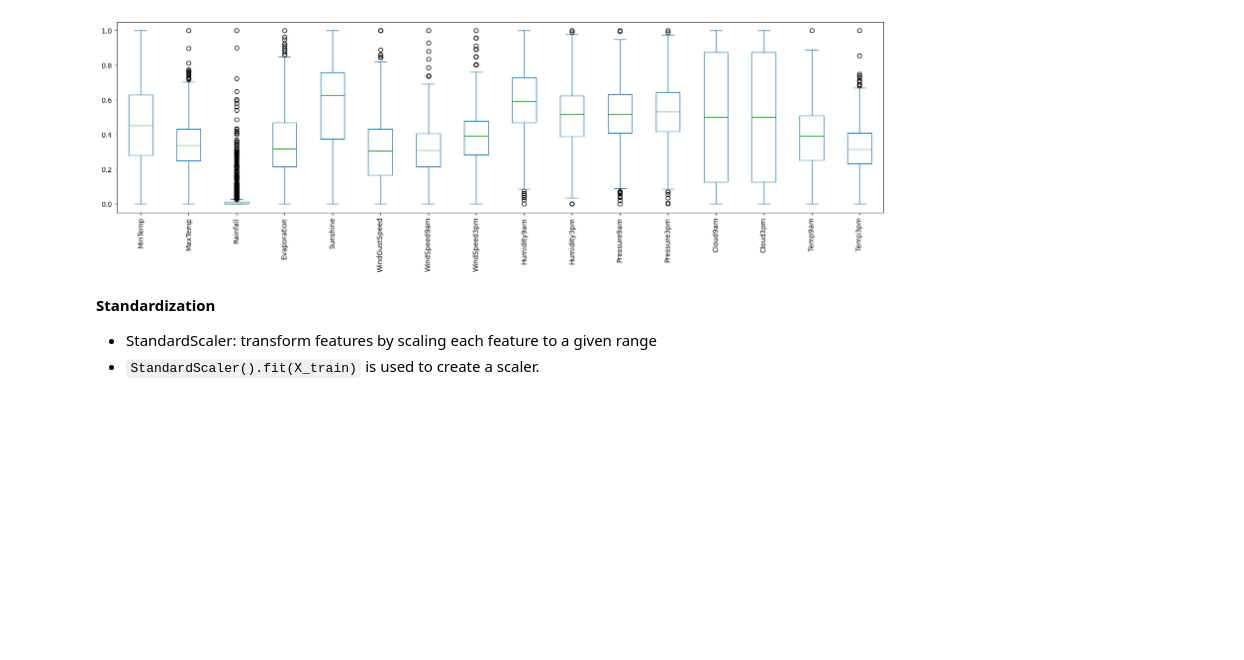
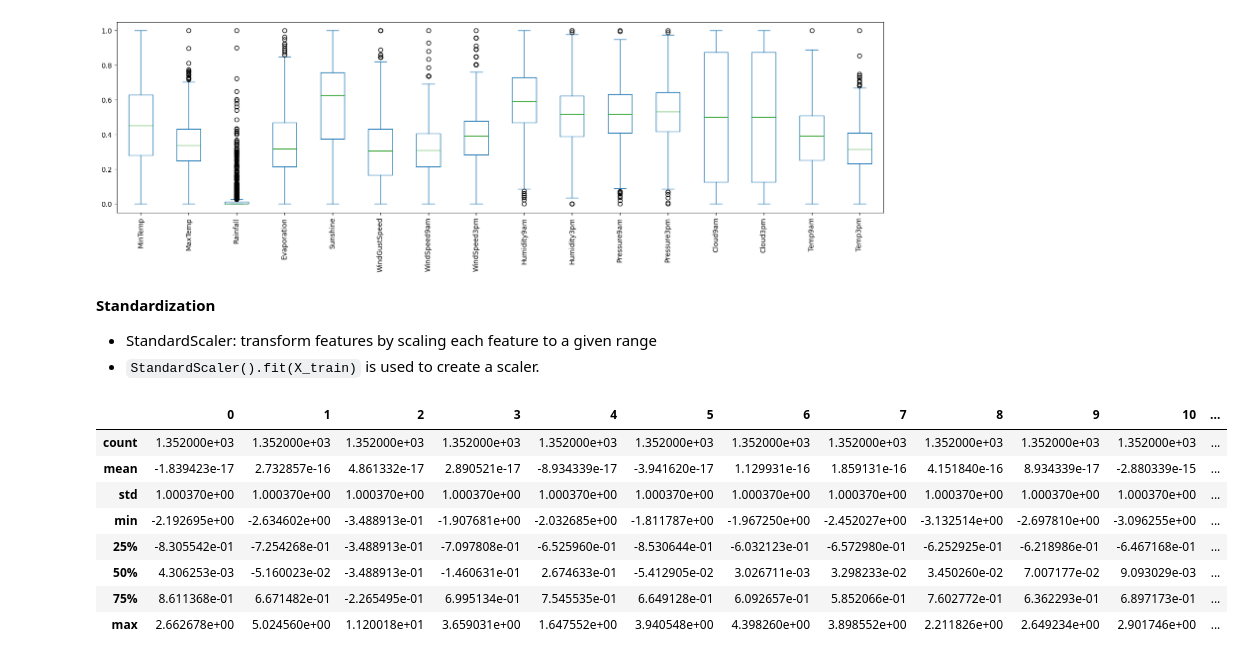
Before and after one commit to Abisoyesam/DS-ML-DL-tuts, a Jupyter notebook: DS With Rune/Lesson 13.ipynb, the cells around one changed output. Saved outputs shown, nothing was run; the diff lists cells and outputs as text; code cells hidden in the pictures; blank space fills up the shorter version.

```diff
--- a/DS With Rune/Lesson 13.ipynb
+++ b/DS With Rune/Lesson 13.ipynb
@@ -148,0 +150,12 @@ X_t
+# %%
+pd.DataFrame(X_train_stand).describe()
+# %% [output]
+|  | 0 | 1 | 2 | 3 | 4 | 5 | 6 | 7 | 8 | 9 | 10 | ... |
+| count | 1.352000e+03 | 1.352000e+03 | 1.352000e+03 | 1.352000e+03 | 1.352000e+03 | 1.352000e+03 | 1.352000e+03 | 1.352000e+03 | 1.352000e+03 | 1.352000e+03 | 1.352000e+03 | ... |
+| mean | -1.839423e-17 | 2.732857e-16 | 4.861332e-17 | 2.890521e-17 | -8.934339e-17 | -3.941620e-17 | 1.129931e-16 | 1.859131e-16 | 4.151840e-16 | 8.934339e-17 | -2.880339e-15 | ... |
+| std | 1.000370e+00 | 1.000370e+00 | 1.000370e+00 | 1.000370e+00 | 1.000370e+00 | 1.000370e+00 | 1.000370e+00 | 1.000370e+00 | 1.000370e+00 | 1.000370e+00 | 1.000370e+00 | ... |
+| min | -2.192695e+00 | -2.634602e+00 | -3.488913e-01 | -1.907681e+00 | -2.032685e+00 | -1.811787e+00 | -1.967250e+00 | -2.452027e+00 | -3.132514e+00 | -2.697810e+00 | -3.096255e+00 | ... |
+| 25% | -8.305542e-01 | -7.254268e-01 | -3.488913e-01 | -7.097808e-01 | -6.525960e-01 | -8.530644e-01 | -6.032123e-01 | -6.572980e-01 | -6.252925e-01 | -6.218986e-01 | -6.467168e-01 | ... |
+| 50% | 4.306253e-03 | -5.160023e-02 | -3.488913e-01 | -1.460631e-01 | 2.674633e-01 | -5.412905e-02 | 3.026711e-03 | 3.298233e-02 | 3.450260e-02 | 7.007177e-02 | 9.093029e-03 | ... |
+| 75% | 8.611368e-01 | 6.671482e-01 | -2.265495e-01 | 6.995134e-01 | 7.545535e-01 | 6.649128e-01 | 6.092657e-01 | 5.852066e-01 | 7.602772e-01 | 6.362293e-01 | 6.897173e-01 | ... |
+| max | 2.662678e+00 | 5.024560e+00 | 1.120018e+01 | 3.659031e+00 | 1.647552e+00 | 3.940548e+00 | 4.398260e+00 | 3.898552e+00 | 2.211826e+00 | 2.649234e+00 | 2.901746e+00 | ... |
```
Also changed, not shown: parts of 6 cells of this notebook.
